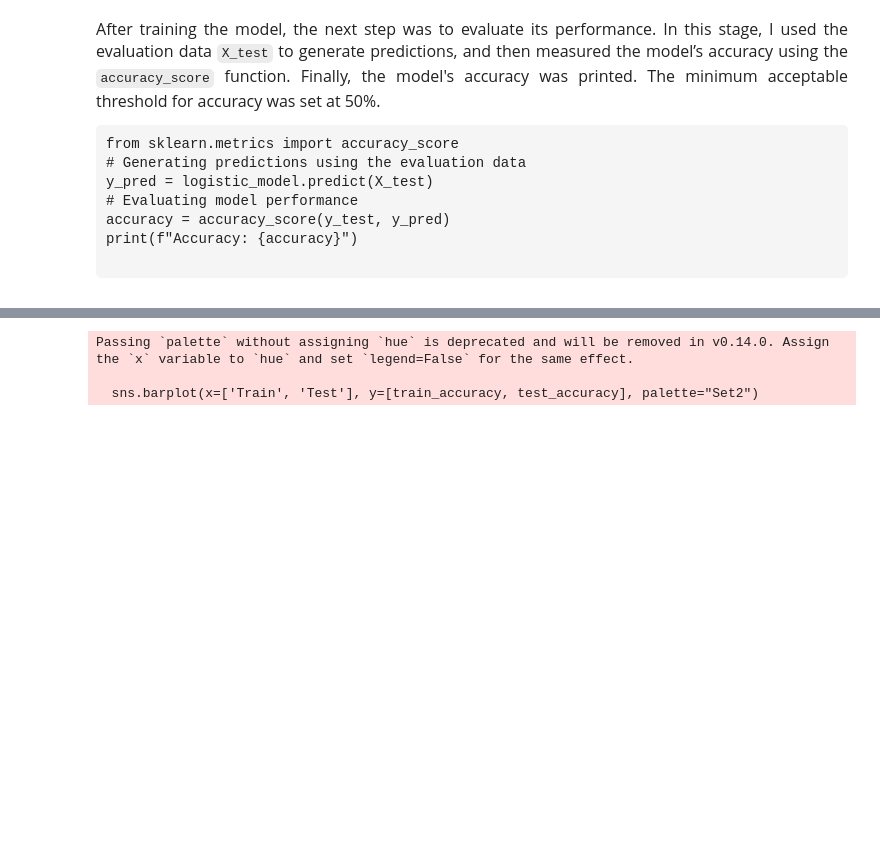
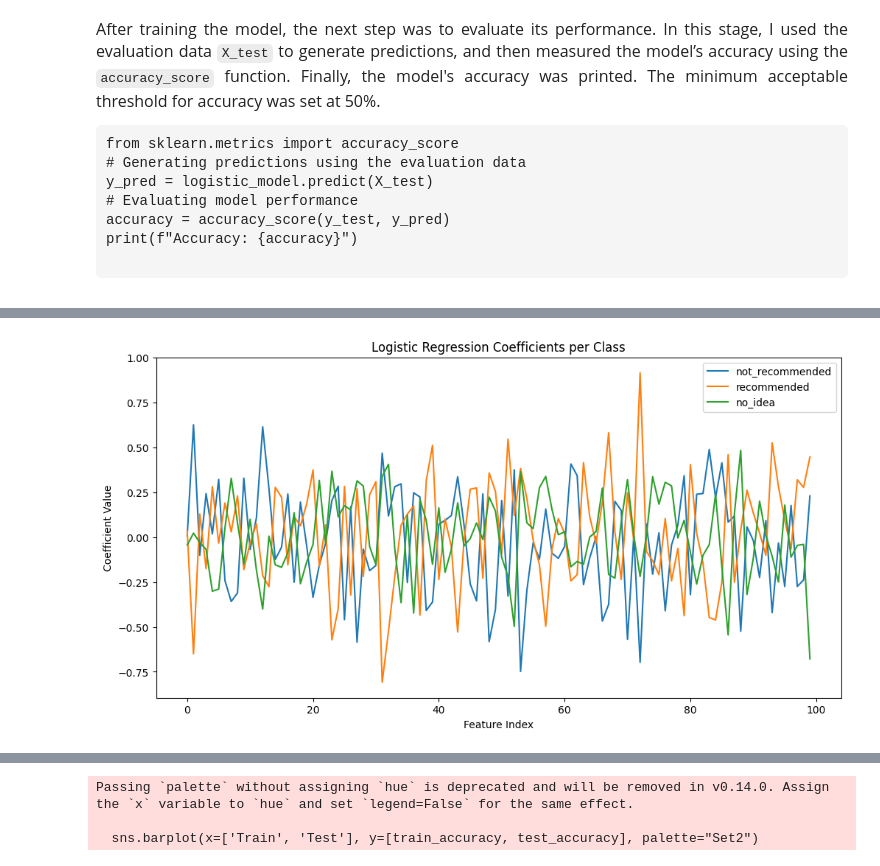
Before and after one commit to Mah-En/Sentiment-Explorer-Persian-Comment-Classification, a Jupyter notebook: persian_comments_preprocessing.ipynb, the cells around one changed output, grey strips where cells are left out. Saved outputs shown, nothing was run; the diff lists cells and outputs as text; code cells hidden in the pictures; blank space fills up the shorter version.

```diff
--- a/persian_comments_preprocessing.ipynb
+++ b/persian_comments_preprocessing.ipynb
@@ -520,0 +532,13 @@ plt.show()
+# %%
+# Feature Importance (Logistic Regression coefficients)
+importances = logistic_model.coef_
+plt.figure(figsize=(12,6))
+for i, name in enumerate([label_names[i] for i in sorted(label_names)]):
+    plt.plot(importances[i], label=name)
+plt.title("Logistic Regression Coefficients per Class")
+plt.xlabel("Feature Index")
+plt.ylabel("Coefficient Value")
+plt.legend()
+plt.show()
+# %% [output]
+[figure, added]
```
Also changed, not shown: parts of 11 cells of this notebook, 2 other files.
